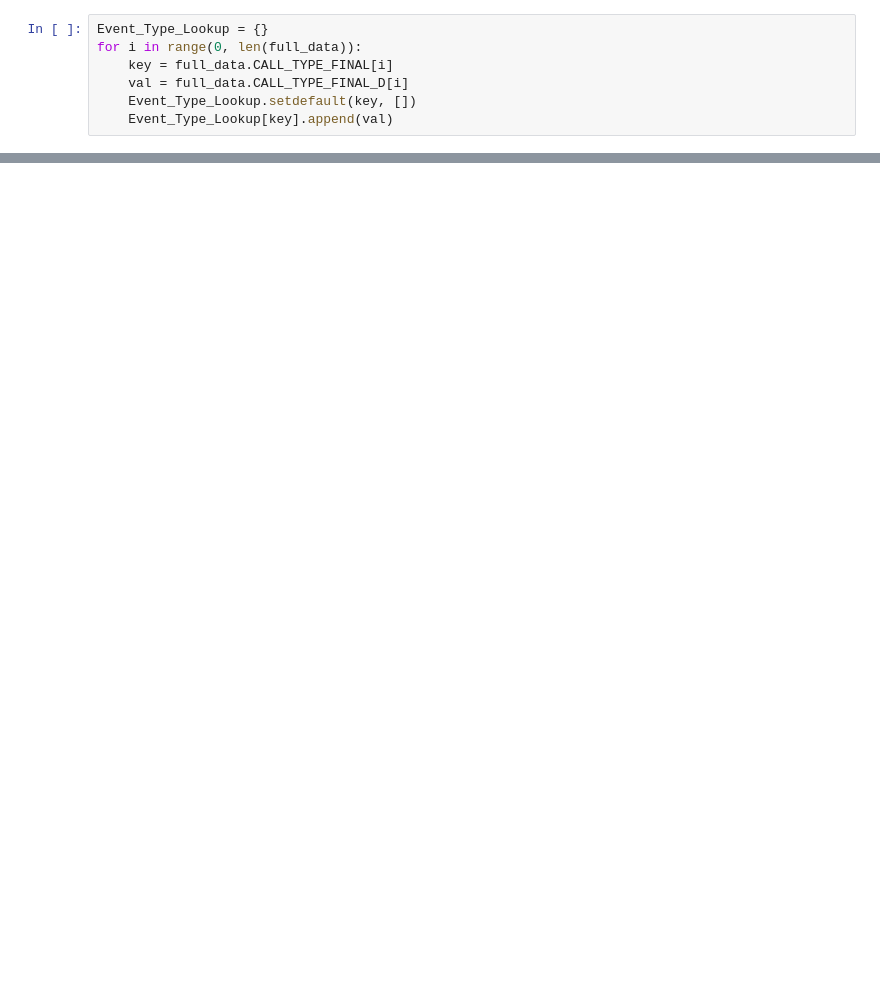
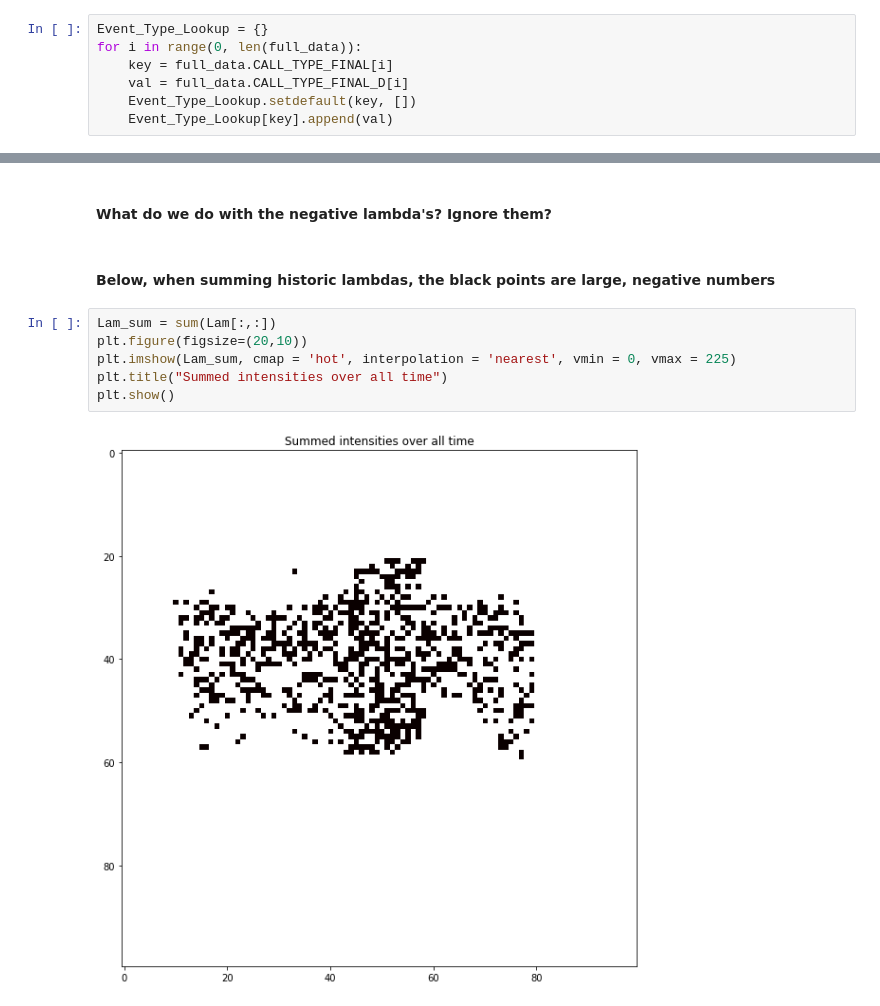
Before and after one commit to rjhosler/IUPUI-REU, a Jupyter notebook: Point Process for EMS Data.ipynb, the cells around one changed output, grey strips where cells are left out. Saved outputs shown, nothing was run; the diff lists cells and outputs as text; blank space fills up the shorter version.

```diff
--- a/Point Process for EMS Data.ipynb
+++ b/Point Process for EMS Data.ipynb
@@ -159,3 +159,15 @@ for n in range(0, int(end/20)):
+# %% [markdown]
+#### What do we do with the negative lambda's? Ignore them?
+# %% [markdown]
+#### Below, when summing historic lambdas, the black points are large, negative numbers
+# %%
+Lam_sum = sum(Lam[:,:])
+plt.figure(figsize=(20,10))
+plt.imshow(Lam_sum, cmap = 'hot', interpolation = 'nearest', vmin = 0, vmax = 225)
+plt.title("Summed intensities over all time")
+plt.show()
+# %% [output]
+[figure, added]
 # %%
 data_intensity = np.zeros([xgridsize, ygridsize])
 for i in range(0, len(data)):
```
Also changed, not shown: parts of 14 cells of this notebook.
